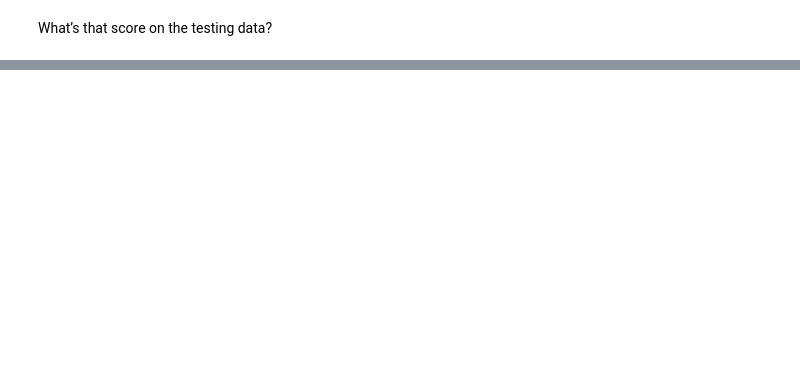
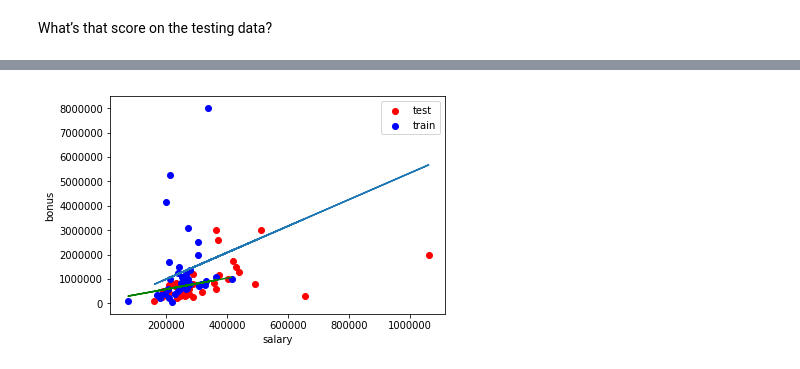
Before and after one commit to aicharya/ud120-projects, a Jupyter notebook: regression/finance_regression.ipynb, the cells around one changed output, grey strips where cells are left out. Drawn from its saved outputs; the diff is of its cells as text; code cells hidden in the pictures; blank space fills up the shorter version.

```diff
--- a/regression/finance_regression.ipynb
+++ b/regression/finance_regression.ipynb
@@ -94,0 +112,30 @@ reg.score(feature_test, target_test)
+# %%
+from sklearn import linear_model
+reg = linear_model.LinearRegression()
+reg = reg.fit(feature_train, target_train)
+
+import matplotlib.pyplot as plt
+for feature, target in zip(feature_test, target_test):
+    plt.scatter( feature, target, color=test_color )
+for feature, target in zip(feature_train, target_train):
+    plt.scatter( feature, target, color=train_color )
+
+### labels for the legend
+plt.scatter(feature_test[0], target_test[0], color=test_color, label="test")
+plt.scatter(feature_test[0], target_test[0], color=train_color, label="train")
+
+### draw the regression line, once it's coded
+try:
+    plt.plot( feature_test, reg.predict(feature_test) )
+except NameError:
+    pass
+
+reg.fit(feature_test, target_test)
+plt.plot(feature_train, reg.predict(feature_train), color="g")
+
+plt.xlabel(features_list[1])
+plt.ylabel(features_list[0])
+plt.legend()
+plt.show()
+# %% [output]
+[figure, added]
```
Also changed, not shown: parts of 8 cells of this notebook.
